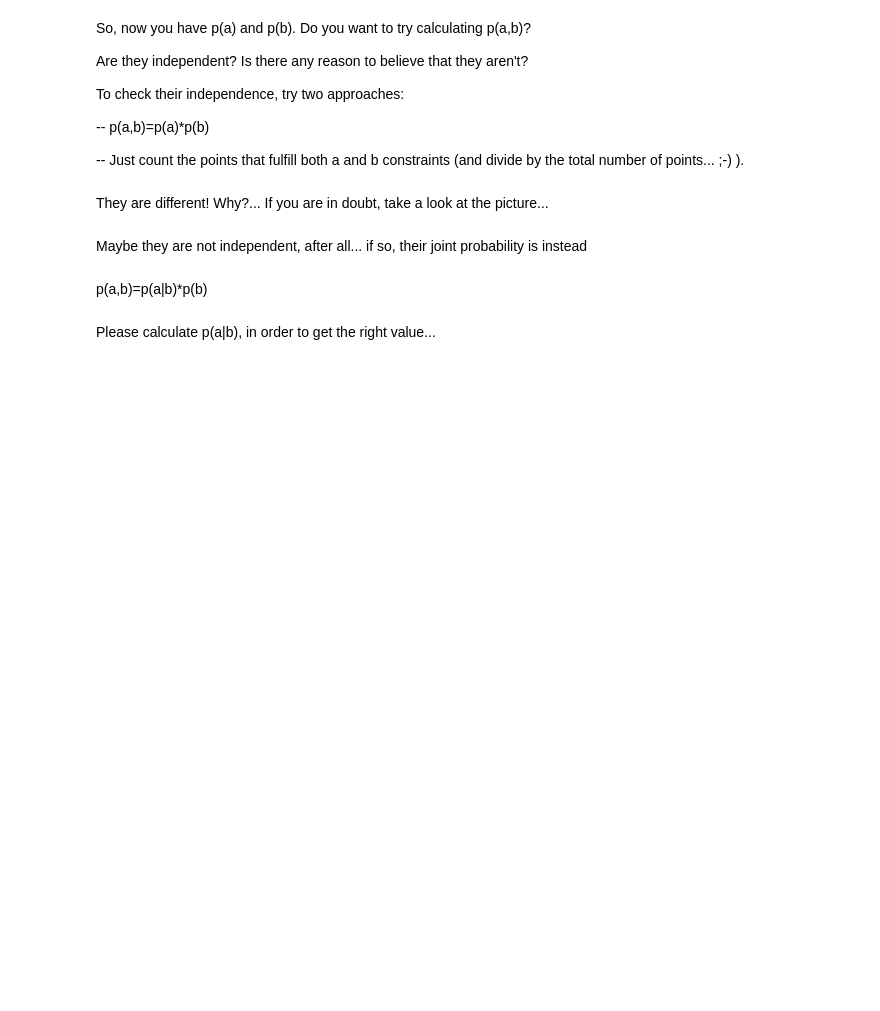
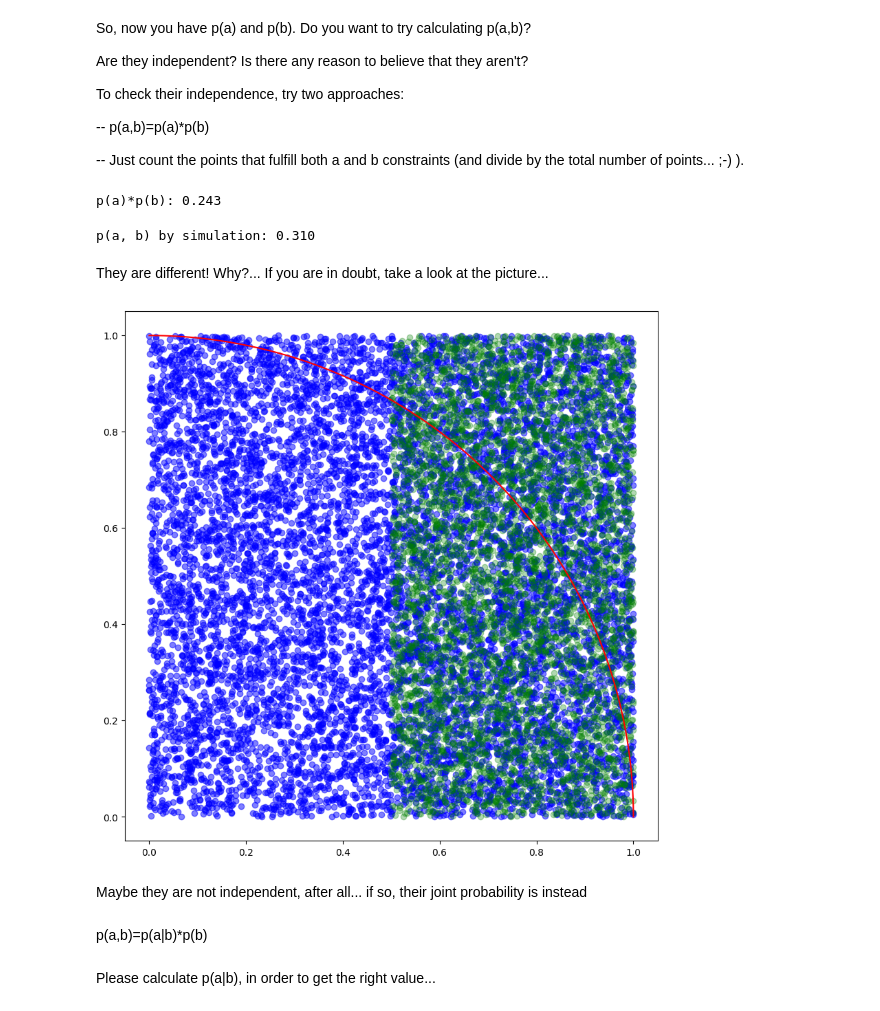
Before and after one commit to lelegod/model_based_ml, a Jupyter notebook: week1/01 - Probability theory review.ipynb, the cells around one changed output. Drawn from its saved outputs; the diff is of its cells as text; code cells hidden in the pictures; blank space fills up the shorter version.

```diff
--- a/week1/01 - Probability theory review.ipynb
+++ b/week1/01 - Probability theory review.ipynb
@@ -69,8 +99,26 @@ To check their independence, try two approaches:
 -- p(a,b)=p(a)\*p(b)
 
 -- Just count the points that fulfill both a and b constraints (and divide by the total number of points... ;-) ).
+# %%
+p_a_b_false = p_a * p_b
+print(f"p(a)*p(b): {p_a_b_false:4.3f}")
+# %% [output]
+p(a)*p(b): 0.243
+# %%
+p_a_b = sum([in_circ(x, y) for x, y in sample if x >= 0.5]) / n
+print(f"p(a, b) by simulation: {p_a_b:4.3f}")
+# %% [output]
+p(a, b) by simulation: 0.310
 # %% [markdown]
 They are different! Why?... If you are in doubt, take a look at the picture...
+# %%
+fig, ax = plt.subplots(1, 1, figsize=(10, 10))
+ax.scatter(*sample.T, alpha=0.5, color='blue')
+ax.scatter(*np.array([[x, y] for x, y in a if x >= 0.5]).T, alpha=0.3, color='green')
+ax.plot(x_circle, y_circle, color='red')
+plt.show()
+# %% [output]
+[figure, added]
 # %% [markdown]
 Maybe they are not independent, after all... if so, their joint probability is instead
 # %% [markdown]
```
Also changed, not shown: parts of 20 cells of this notebook.
